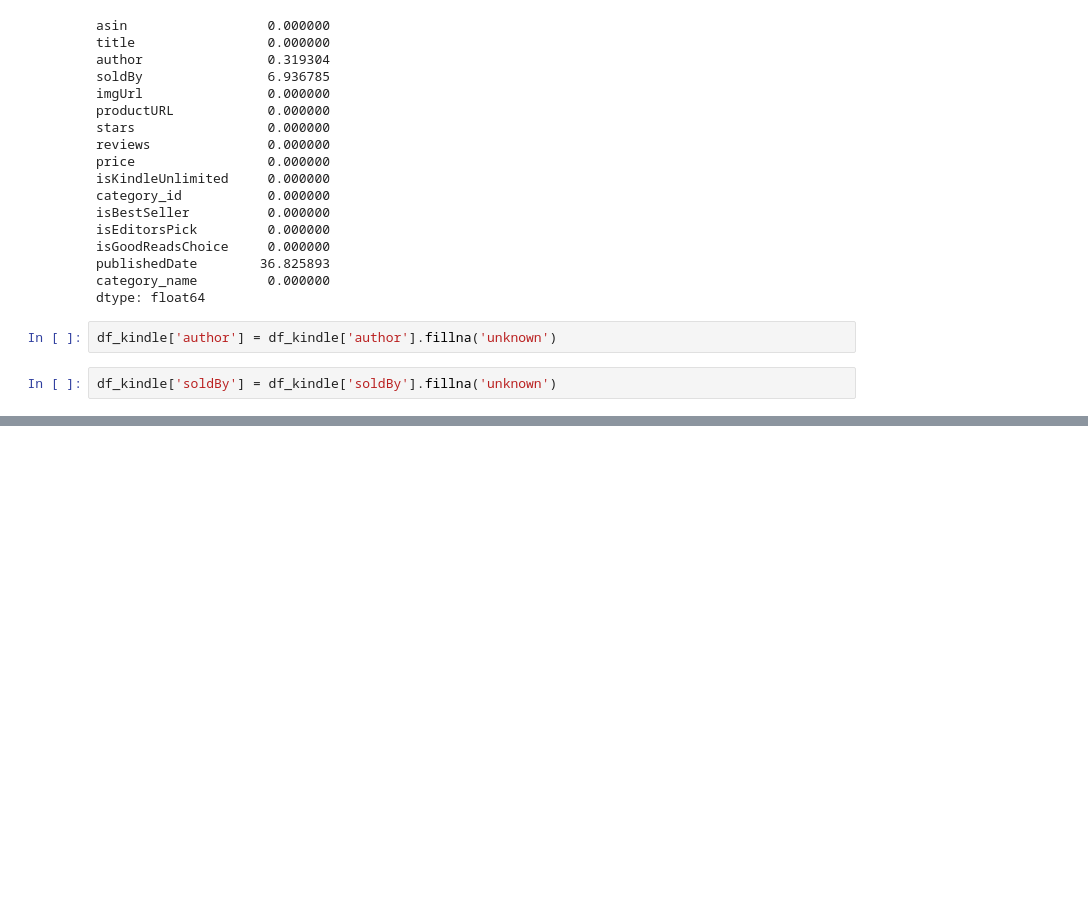
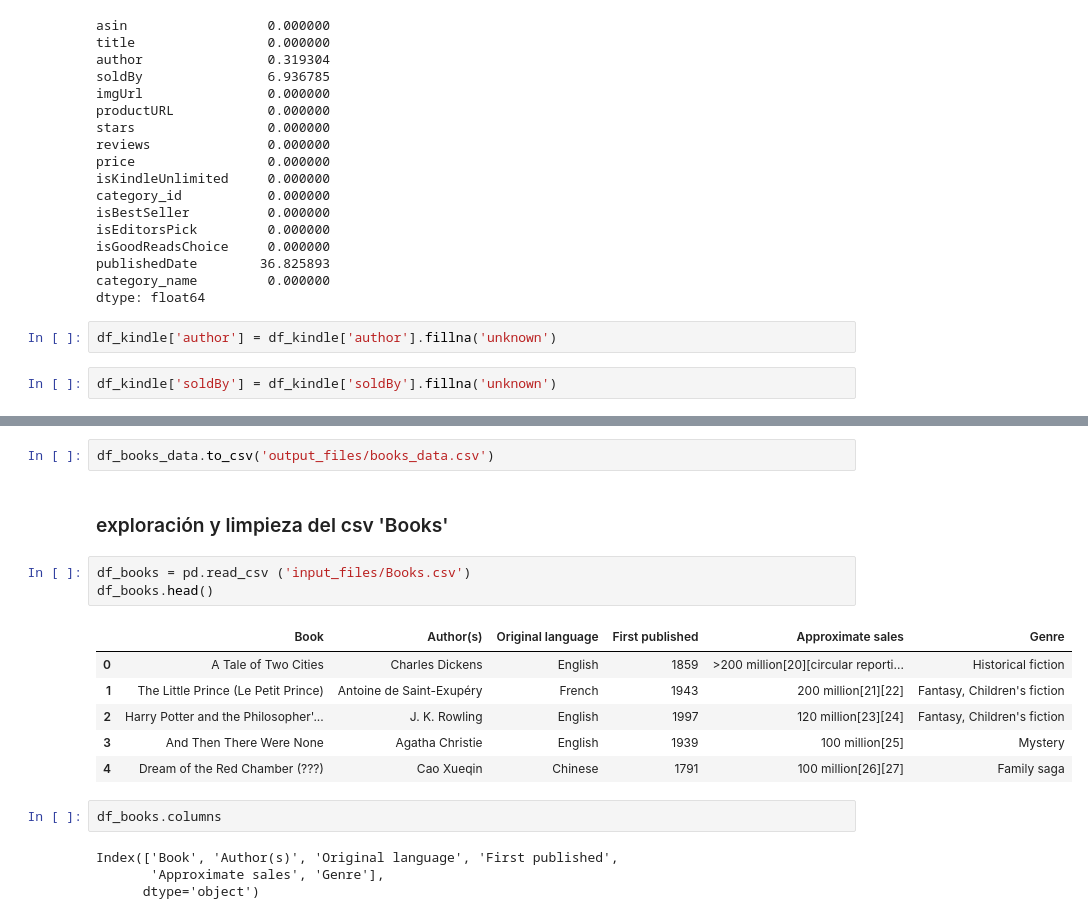
Before and after one commit to raquelmartinrodriguez/promoG-DA-modulo4-sprint2-Laura-Mora-Raquel-Martin, a Jupyter notebook: analisis_raquel.ipynb, the cells around one changed output, grey strips where cells are left out. Cells and saved outputs as stored; diff of their text form; blank space fills up the shorter version.

```diff
--- a/analisis_raquel.ipynb
+++ b/analisis_raquel.ipynb
@@ -416,0 +512,20 @@ df_kindle.head()
+# %%
+df_books_data.to_csv('output_files/books_data.csv')
+# %% [markdown]
+### exploración y limpieza del csv 'Books'
+# %%
+df_books = pd.read_csv ('input_files/Books.csv')
+df_books.head()
+# %% [output]
+|  | Book | Author(s) | Original language | First published | Approximate sales | Genre |
+| 0 | A Tale of Two Cities | Charles Dickens | English | 1859 | >200 million[20][circular reporti... | Historical fiction |
+| 1 | The Little Prince (Le Petit Prince) | Antoine de Saint-Exupéry | French | 1943 | 200 million[21][22] | Fantasy, Children's fiction |
+| 2 | Harry Potter and the Philosopher'... | J. K. Rowling | English | 1997 | 120 million[23][24] | Fantasy, Children's fiction |
+| 3 | And Then There Were None | Agatha Christie | English | 1939 | 100 million[25] | Mystery |
+| 4 | Dream of the Red Chamber (???) | Cao Xueqin | Chinese | 1791 | 100 million[26][27] | Family saga |
+# %%
+df_books.columns
+# %% [output]
+Index(['Book', 'Author(s)', 'Original language', 'First published',
+       'Approximate sales', 'Genre'],
+      dtype='object')
```
Also changed, not shown: parts of 42 cells of this notebook, 4 other files.
